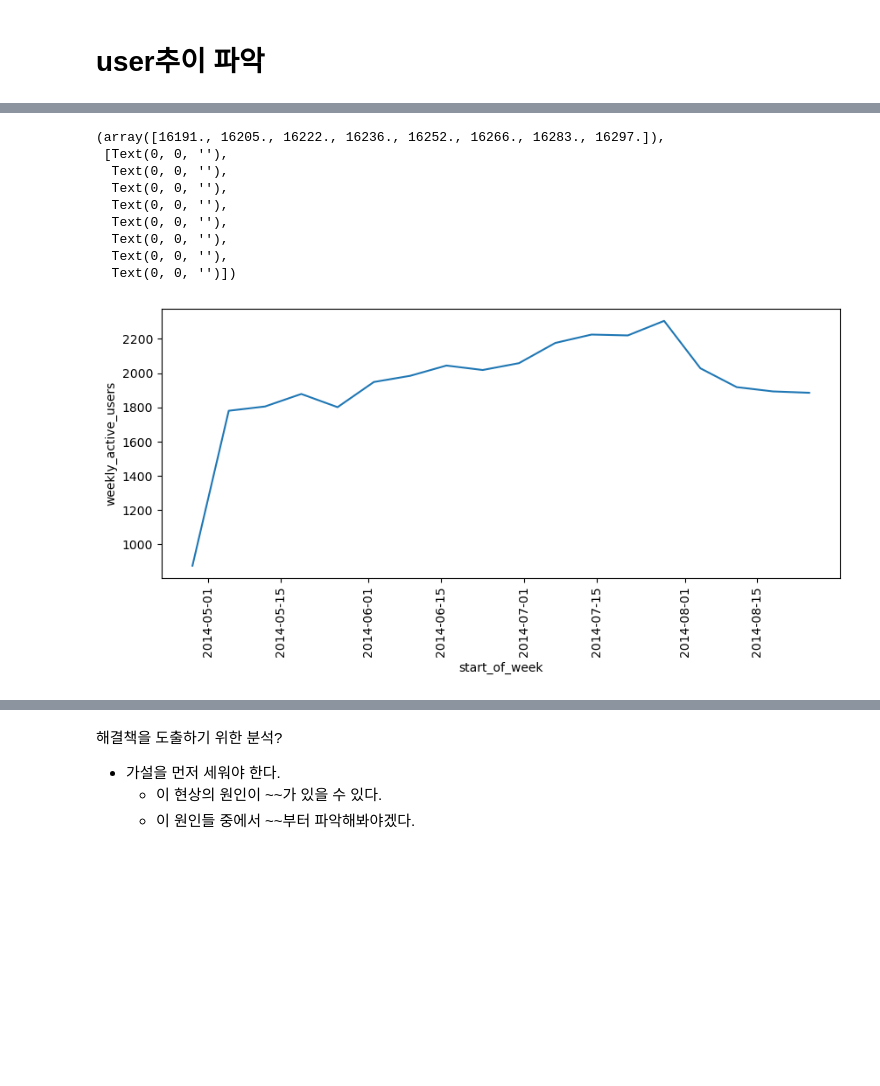
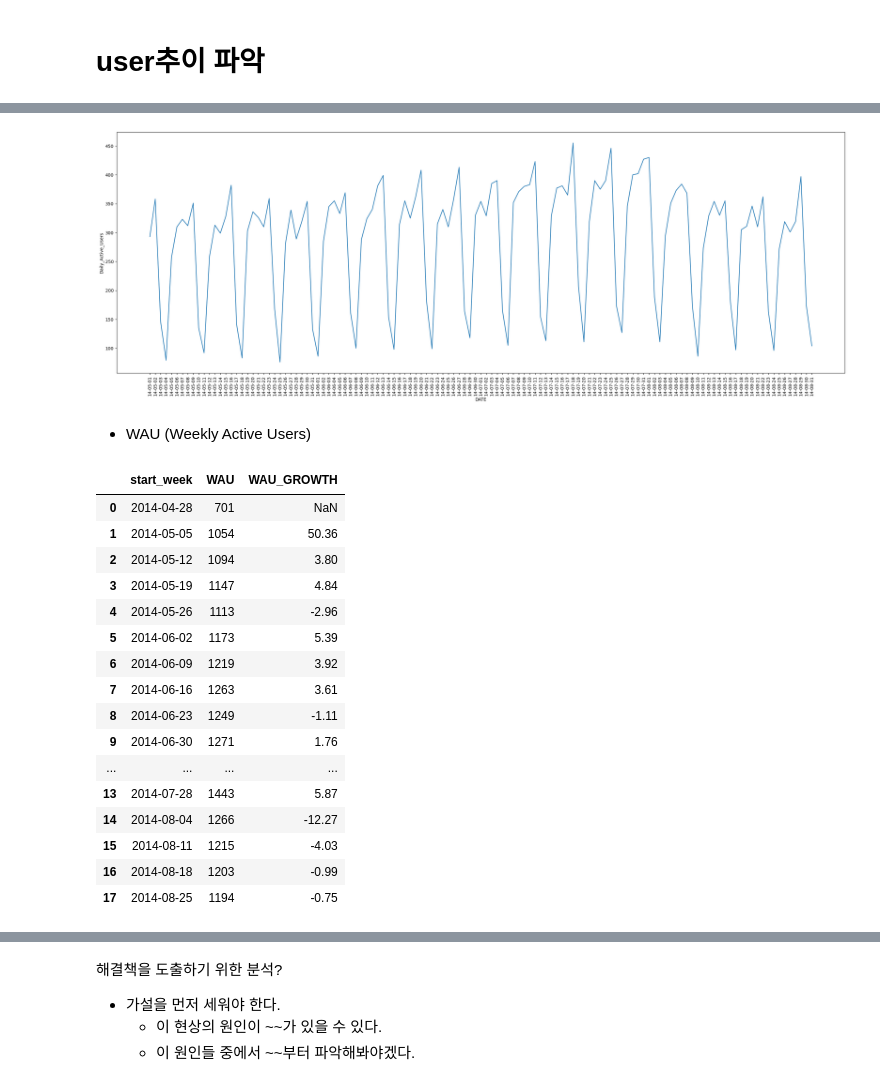
Before and after one commit to JeeyeonKim00/TIL, a Jupyter notebook: 데이터리안/01_UserEngagement하락분석/1_ User_Engagement_하락의_분석.ipynb, the cells around one changed output, grey strips where cells are left out. Saved outputs shown, nothing was run; the diff lists cells and outputs as text; code cells hidden in the pictures; blank space fills up the shorter version.

Commit message:
user_engagement분석_수정

```diff
--- a/데이터리안/01_UserEngagement하락분석/1_ User_Engagement_하락의_분석.ipynb
+++ b/데이터리안/01_UserEngagement하락분석/1_ User_Engagement_하락의_분석.ipynb
@@ -61,12 +60,12 @@ df
 # %%
 query = " SELECT DATE_FORMAT(occurred_at, '%y-%m-%d') AS DATE,\
-                COUNT(DISTINCT user_id) AS weekly_active_users \
+                COUNT(DISTINCT user_id) AS Daily_Active_Users \
                 FROM events \
                 WHERE event_type = 'engagement' \
                 AND event_name = 'login' \
                 GROUP BY 1 \
                 ORDER BY 1"
 
-user_change_df = execute_query(connection, query)
-user_change_df
+DAU_df = pd.read_sql(query, connection)
+DAU_df
 # %% [output]
@@ -117,20 +85,42 @@ user_change_group_df
 # %%
 import matplotlib.pyplot as plt
 import seaborn as sns
 
-plt.figure(figsize=(10,4))
-
-sns.lineplot(x=user_change_group_df.index,y=user_change_group_df.weekly_active_users )
-
+plt.figure(figsize=(30,10))
+sns.lineplot(data=DAU_df,x='DATE', y='Daily_Active_Users')
 plt.xticks(rotation=90)
+plt.show()
 # %% [output]
-(array([16191., 16205., 16222., 16236., 16252., 16266., 16283., 16297.]),
- [Text(0, 0, ''),
-  Text(0, 0, ''),
-  Text(0, 0, ''),
-  Text(0, 0, ''),
-  Text(0, 0, ''),
-  Text(0, 0, ''),
-  Text(0, 0, ''),
-  Text(0, 0, '')])
-[figure, old version]
+[figure, new version]
+# %% [markdown]
+- WAU (Weekly Active Users)
+# %%
+query = " SELECT *, ROUND((WAU-LAG(WAU) OVER())/LAG(WAU) OVER()*100,2) as WAU_GROWTH\
+            FROM (SELECT DATE_SUB(DATE_FORMAT(occurred_at, '%y-%m-%d'), INTERVAL WEEKDAY(occurred_at) DAY) start_week,\
+                COUNT(DISTINCT user_id) WAU \
+                FROM events \
+                WHERE event_type = 'engagement' \
+            GROUP BY 1 \
+            ORDER BY 1) A \
+                "
+
+wau_df = pd.read_sql(query, connection)
+wau_df
+# %% [output]
+|  | start_week | WAU | WAU_GROWTH |
+| 0 | 2014-04-28 | 701 | NaN |
+| 1 | 2014-05-05 | 1054 | 50.36 |
+| 2 | 2014-05-12 | 1094 | 3.80 |
+| 3 | 2014-05-19 | 1147 | 4.84 |
+| 4 | 2014-05-26 | 1113 | -2.96 |
+| 5 | 2014-06-02 | 1173 | 5.39 |
+| 6 | 2014-06-09 | 1219 | 3.92 |
+| 7 | 2014-06-16 | 1263 | 3.61 |
+| 8 | 2014-06-23 | 1249 | -1.11 |
+| 9 | 2014-06-30 | 1271 | 1.76 |
+| ... | ... | ... | ... |
+| 13 | 2014-07-28 | 1443 | 5.87 |
+| 14 | 2014-08-04 | 1266 | -12.27 |
+| 15 | 2014-08-11 | 1215 | -4.03 |
+| 16 | 2014-08-18 | 1203 | -0.99 |
+| 17 | 2014-08-25 | 1194 | -0.75 |
```
Also changed, not shown: parts of 57 cells of this notebook.
